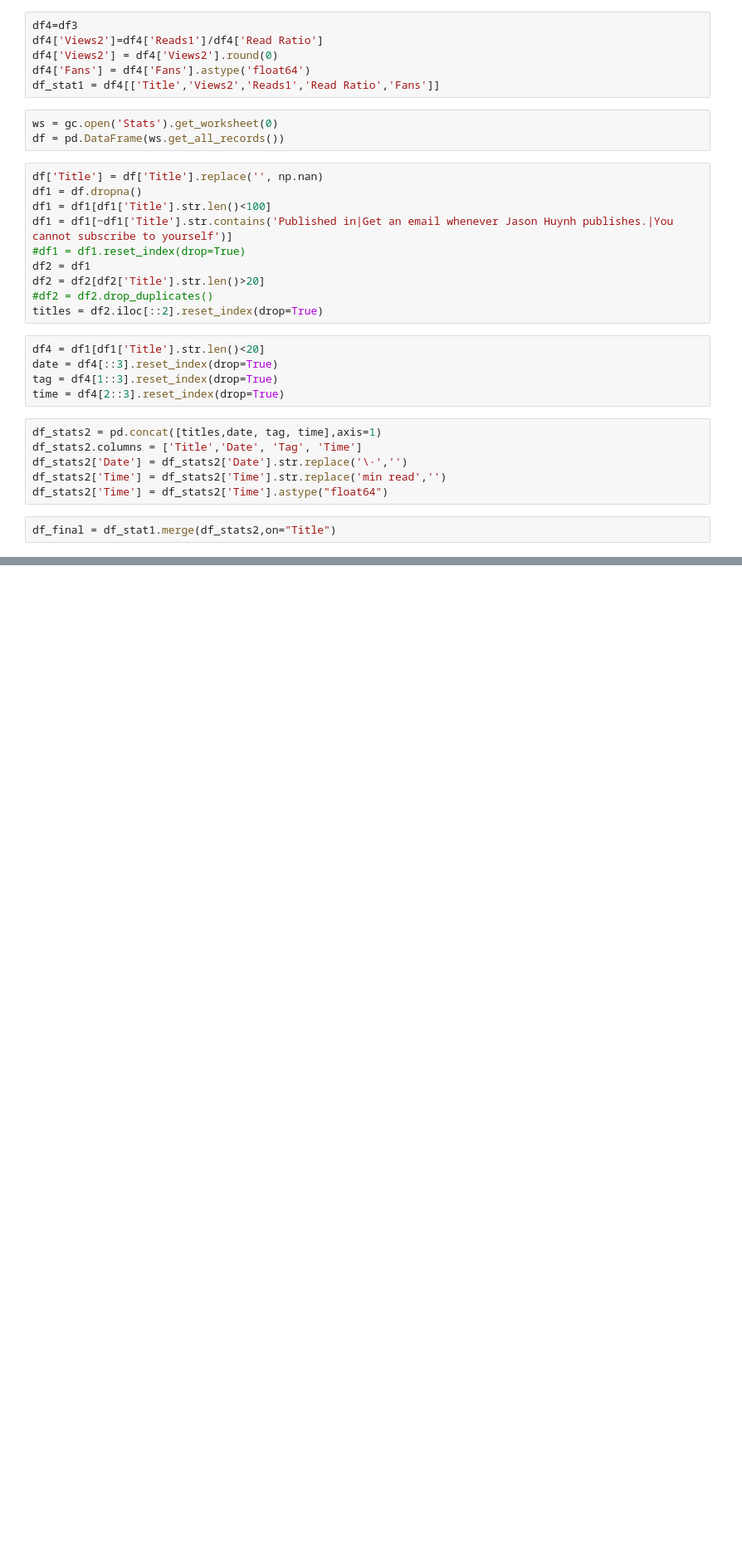
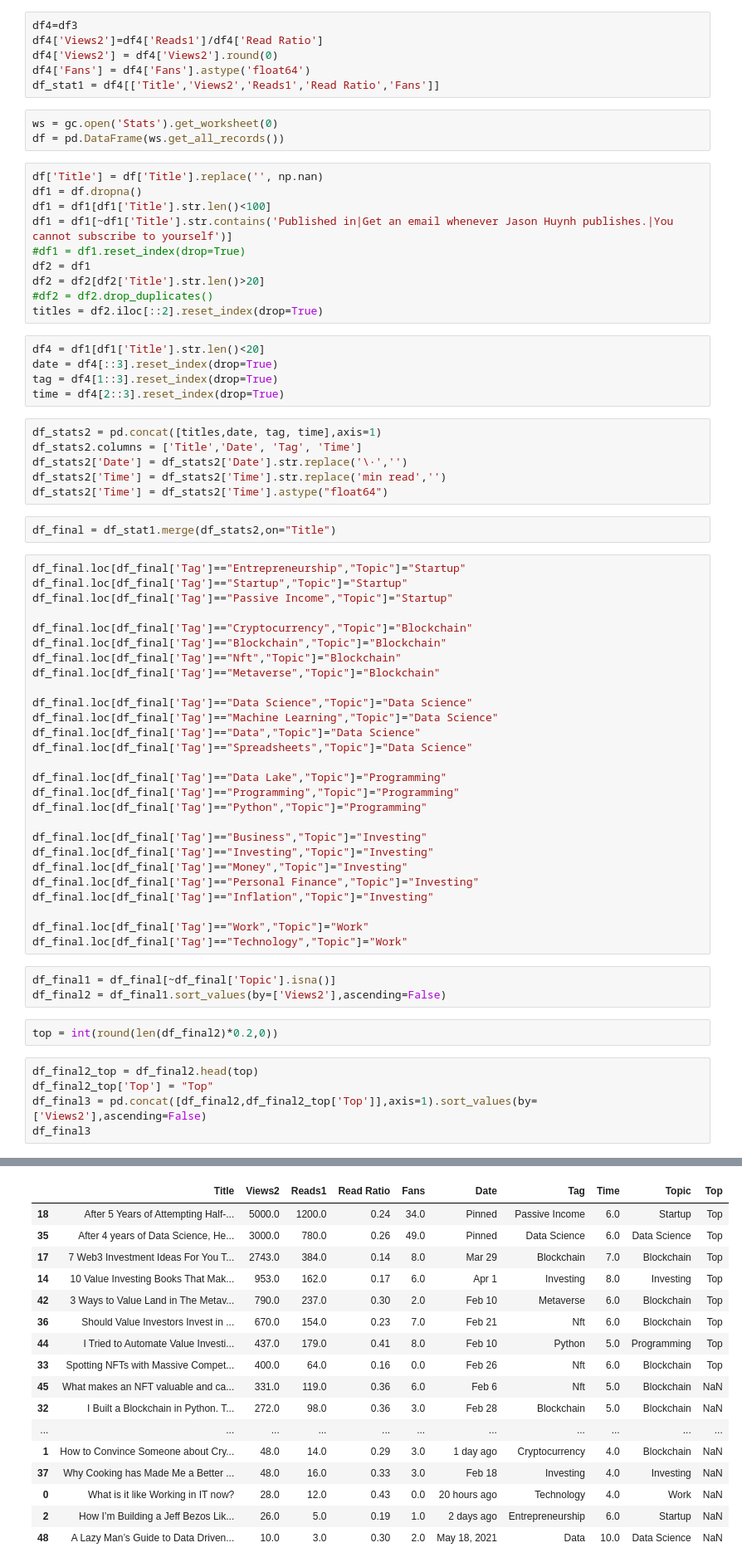
Before and after one commit to kikun1234/Medium_Python_Stats, a Jupyter notebook: Stats.ipynb, the cells around one changed output, grey strips where cells are left out. Shown at 83% size. Drawn from its saved outputs; the diff is of its cells as text; blank space fills up the shorter version.

```diff
--- a/Stats.ipynb
+++ b/Stats.ipynb
@@ -83,3 +83,41 @@ df_stats2['Time'] = df_stats2['Time'].str.replace('min read','')
 df_stats2['Time'] = df_stats2['Time'].astype("float64")
 # %%
 df_final = df_stat1.merge(df_stats2,on="Title")
+# %%
+df_final.loc[df_final['Tag']=="Entrepreneurship","Topic"]="Startup"
+df_final.loc[df_final['Tag']=="Startup","Topic"]="Startup"
+df_final.loc[df_final['Tag']=="Passive Income","Topic"]="Startup"
+
+df_final.loc[df_final['Tag']=="Cryptocurrency","Topic"]="Blockchain"
+df_final.loc[df_final['Tag']=="Blockchain","Topic"]="Blockchain"
+df_final.loc[df_final['Tag']=="Nft","Topic"]="Blockchain"
+df_final.loc[df_final['Tag']=="Metaverse","Topic"]="Blockchain"
+
+df_final.loc[df_final['Tag']=="Data Science","Topic"]="Data Science"
+df_final.loc[df_final['Tag']=="Machine Learning","Topic"]="Data Science"
+df_final.loc[df_final['Tag']=="Data","Topic"]="Data Science"
+df_final.loc[df_final['Tag']=="Spreadsheets","Topic"]="Data Science"
+
+df_final.loc[df_final['Tag']=="Data Lake","Topic"]="Programming"
+df_final.loc[df_final['Tag']=="Programming","Topic"]="Programming"
+df_final.loc[df_final['Tag']=="Python","Topic"]="Programming"
+
+df_final.loc[df_final['Tag']=="Business","Topic"]="Investing"
+df_final.loc[df_final['Tag']=="Investing","Topic"]="Investing"
+df_final.loc[df_final['Tag']=="Money","Topic"]="Investing"
+df_final.loc[df_final['Tag']=="Personal Finance","Topic"]="Investing"
+df_final.loc[df_final['Tag']=="Inflation","Topic"]="Investing"
+
+df_final.loc[df_final['Tag']=="Work","Topic"]="Work"
+df_final.loc[df_final['Tag']=="Technology","Topic"]="Work"
+# %%
+df_final1 = df_final[~df_final['Topic'].isna()]
+df_final2 = df_final1.sort_values(by=['Views2'],ascending=False)
+# %%
+top = int(round(len(df_final2)*0.2,0))
+# %%
+df_final2_top = df_final2.head(top)
+df_final2_top['Top'] = "Top"
+df_final3 = pd.concat([df_final2,df_final2_top['Top']],axis=1).sort_values(by=['Views2'],ascending=False)
+df_final3
+# %% [output]
@@ -85,0 +128,17 @@ df_final = df_stat1.merge(df_stats2,on="Title")
+|  | Title | Views2 | Reads1 | Read Ratio | Fans | Date | Tag | Time | Topic | Top |
+| 18 | After 5 Years of Attempting Half-... | 5000.0 | 1200.0 | 0.24 | 34.0 | Pinned | Passive Income | 6.0 | Startup | Top |
+| 35 | After 4 years of Data Science, He... | 3000.0 | 780.0 | 0.26 | 49.0 | Pinned | Data Science | 6.0 | Data Science | Top |
+| 17 | 7 Web3 Investment Ideas For You T... | 2743.0 | 384.0 | 0.14 | 8.0 | Mar 29 | Blockchain | 7.0 | Blockchain | Top |
+| 14 | 10 Value Investing Books That Mak... | 953.0 | 162.0 | 0.17 | 6.0 | Apr 1 | Investing | 8.0 | Investing | Top |
+| 42 | 3 Ways to Value Land in The Metav... | 790.0 | 237.0 | 0.30 | 2.0 | Feb 10 | Metaverse | 6.0 | Blockchain | Top |
+| 36 | Should Value Investors Invest in ... | 670.0 | 154.0 | 0.23 | 7.0 | Feb 21 | Nft | 6.0 | Blockchain | Top |
+| 44 | I Tried to Automate Value Investi... | 437.0 | 179.0 | 0.41 | 8.0 | Feb 10 | Python | 5.0 | Programming | Top |
+| 33 | Spotting NFTs with Massive Compet... | 400.0 | 64.0 | 0.16 | 0.0 | Feb 26 | Nft | 6.0 | Blockchain | Top |
+| 45 | What makes an NFT valuable and ca... | 331.0 | 119.0 | 0.36 | 6.0 | Feb 6 | Nft | 5.0 | Blockchain | NaN |
+| 32 | I Built a Blockchain in Python. T... | 272.0 | 98.0 | 0.36 | 3.0 | Feb 28 | Blockchain | 5.0 | Blockchain | NaN |
+| ... | ... | ... | ... | ... | ... | ... | ... | ... | ... | ... |
+| 1 | How to Convince Someone about Cry... | 48.0 | 14.0 | 0.29 | 3.0 | 1 day ago | Cryptocurrency | 4.0 | Blockchain | NaN |
+| 37 | Why Cooking has Made Me a Better ... | 48.0 | 16.0 | 0.33 | 3.0 | Feb 18 | Investing | 4.0 | Investing | NaN |
+| 0 | What is it like Working in IT now? | 28.0 | 12.0 | 0.43 | 0.0 | 20 hours ago | Technology | 4.0 | Work | NaN |
+| 2 | How I’m Building a Jeff Bezos Lik... | 26.0 | 5.0 | 0.19 | 1.0 | 2 days ago | Entrepreneurship | 6.0 | Startup | NaN |
+| 48 | A Lazy Man’s Guide to Data Driven... | 10.0 | 3.0 | 0.30 | 2.0 | May 18, 2021 | Data | 10.0 | Data Science | NaN |
```
Also changed, not shown: parts of 1 cell of this notebook.
